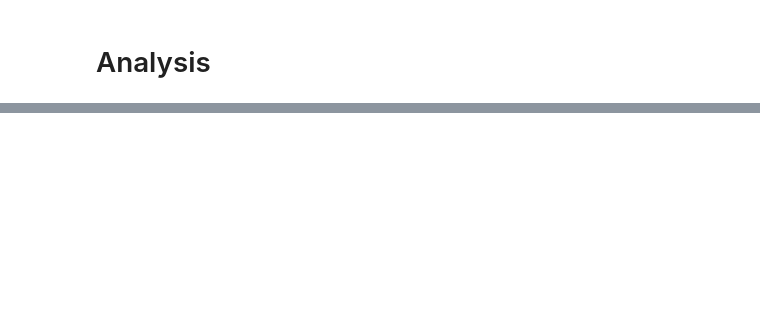
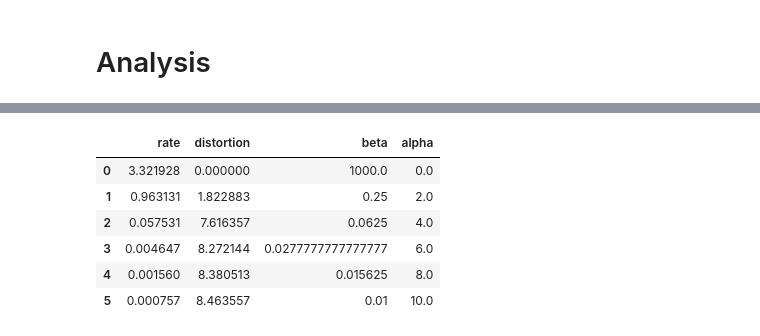
Before and after one commit to nathimel/rdsg, a Jupyter notebook: src/notebooks/analyze.ipynb, the cells around one changed output, grey strips where cells are left out. Cells and saved outputs as stored; diff of their text form; code cells hidden in the pictures; blank space fills up the shorter version.

```diff
--- a/src/notebooks/analyze.ipynb
+++ b/src/notebooks/analyze.ipynb
@@ -56,4 +60,15 @@ sim_data
 600 rows × 3 columns
+# %%
+counterpart_data["beta"] = counterpart_data["beta"].astype(str)
+counterpart_data
+# %% [output]
+|  | rate | distortion | beta | alpha |
+| 0 | 3.321928 | 0.000000 | 1000.0 | 0.0 |
+| 1 | 0.963131 | 1.822883 | 0.25 | 2.0 |
+| 2 | 0.057531 | 7.616357 | 0.0625 | 4.0 |
+| 3 | 0.004647 | 8.272144 | 0.0277777777777777 | 6.0 |
+| 4 | 0.001560 | 8.380513 | 0.015625 | 8.0 |
+| 5 | 0.000757 | 8.463557 | 0.01 | 10.0 |
 # %%
 # plot each language, with a unique color for each gamma
 
```
Also changed, not shown: parts of 5 cells of this notebook, 5 other files.
